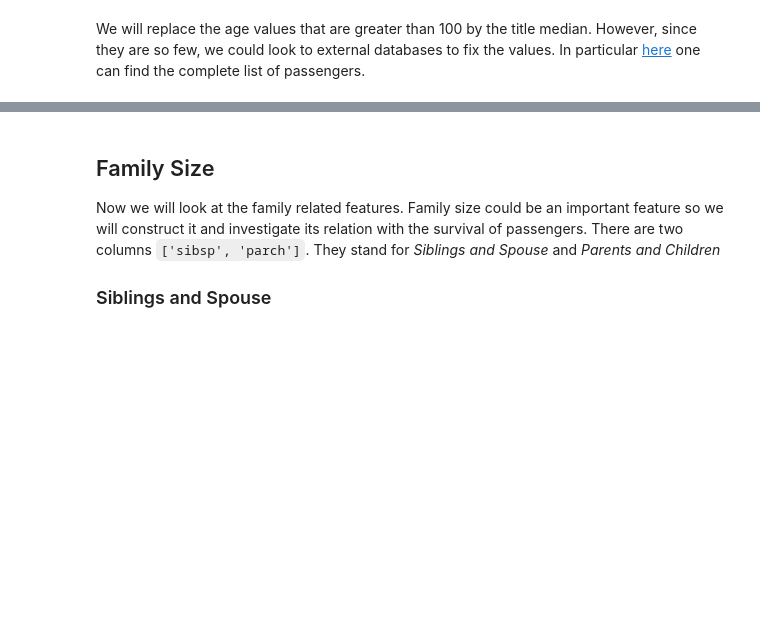
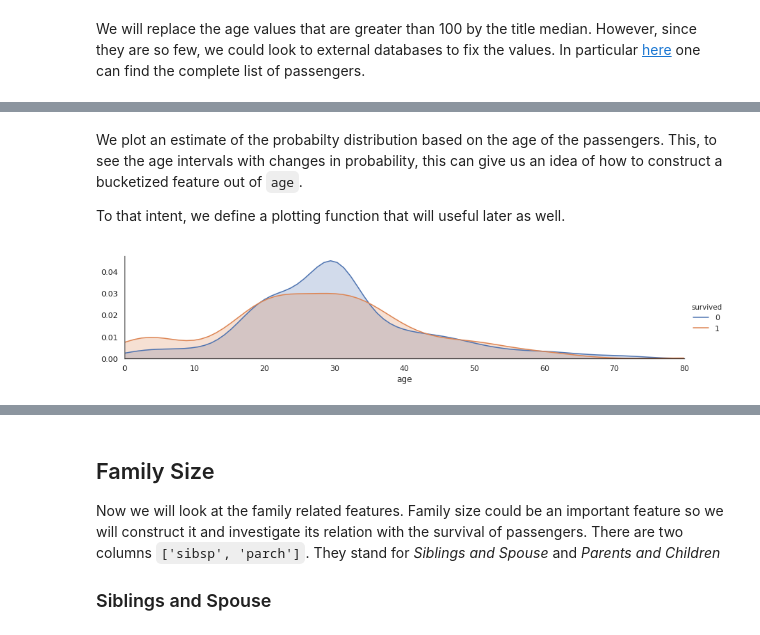
Before and after one commit to pibieta/ML-course, a Jupyter notebook: cargox/Thomas_Andrews.ipynb, the cells around one changed output, grey strips where cells are left out. Saved outputs shown, nothing was run; the diff lists cells and outputs as text; code cells hidden in the pictures; blank space fills up the shorter version.

```diff
--- a/cargox/Thomas_Andrews.ipynb
+++ b/cargox/Thomas_Andrews.ipynb
@@ -300,3 +300,22 @@ train_feat.loc[train_feat.age > 100, 'age'] = train_feat.groupby('title').age.me
 
 # Check
 # train_feat[train_feat.age > 100]
+# %% [markdown]
+We plot an estimate of the probabilty distribution based on the age of the passengers. This, to see the age intervals with changes in probability, this can give us an idea of how to construct a bucketized feature out of `age`.
+
+To that intent, we define a plotting function that will useful later as well.
+# %%
+# Define an auxiliar function to plot the prob distribution -a kde- for a given feat
+def plot_dist(feat, df = train_feat, h = 'survived', zoom = False, x0=0, xm =100):
+#   print('i work')
+  facet = sns.FacetGrid(df, hue=h, aspect=4)
+  facet.map(sns.kdeplot,feat,shade= True)
+  facet.set(xlim=(0, df[feat].max()))
+  facet.add_legend()
+  if zoom == True:
+    plt.xlim(x0,xm)
+  plt.show()
+# %%
+plot_dist('age')
+# %% [output]
+[figure, added]
```
Also changed, not shown: parts of 56 cells of this notebook.
